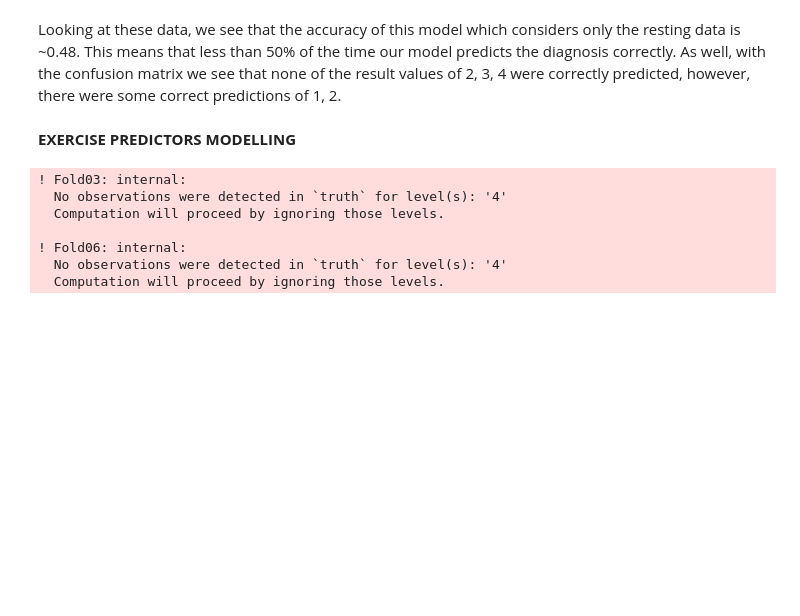
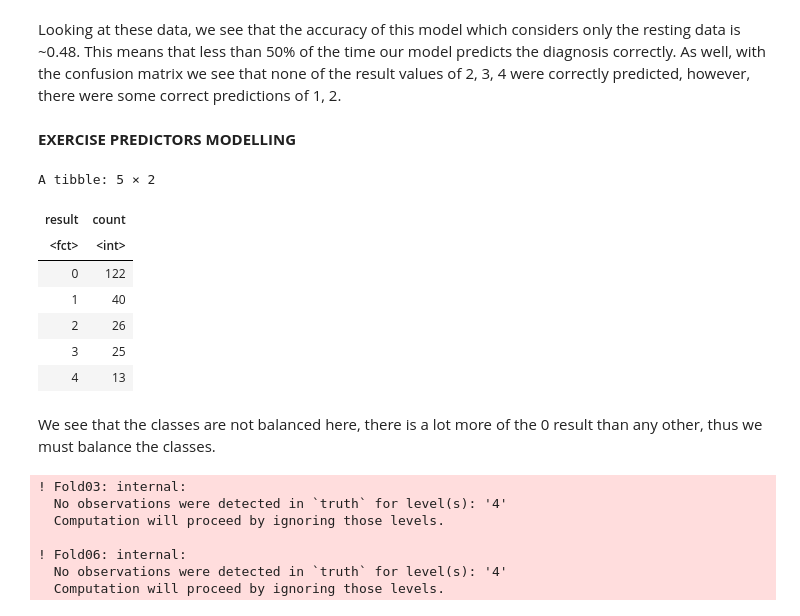
Before and after one commit to chenjerry623/DSCI100-Group17-Project, a Jupyter notebook: Group-17-Project.ipynb, the cells around one changed output. Saved outputs shown, nothing was run; the diff lists cells and outputs as text; code cells hidden in the pictures; blank space fills up the shorter version.

```diff
--- a/Group-17-Project.ipynb
+++ b/Group-17-Project.ipynb
@@ -385,3 +380,20 @@ resting_pred_accuracy_plot
 Looking at these data, we see that the accuracy of this model which considers only the resting data is ~0.48. This means that less than 50% of the time our model predicts the diagnosis correctly. As well, with the confusion matrix we see that none of the result values of 2, 3, 4 were correctly predicted, however, there were some correct predictions of 1, 2.
 # %% [markdown]
 <b>EXERCISE PREDICTORS MODELLING</b>
+# %%
+# Checking the amount of each of the results in our training set to determine if we have to balance the classes.
+number_of_each_result_exercise <- exercise_train |>
+    group_by(result) |>
+    summarize(count = n())
+number_of_each_result_exercise
+# %% [output]
+A tibble: 5 × 2
+| result | count |
+| <fct> | <int> |
+| 0 | 122 |
+| 1 | 40 |
+| 2 | 26 |
+| 3 | 25 |
+| 4 | 13 |
+# %% [markdown]
+We see that the classes are not balanced here, there is a lot more of the 0 result than any other, thus we must balance the classes.
```
Also changed, not shown: parts of 15 cells of this notebook.
